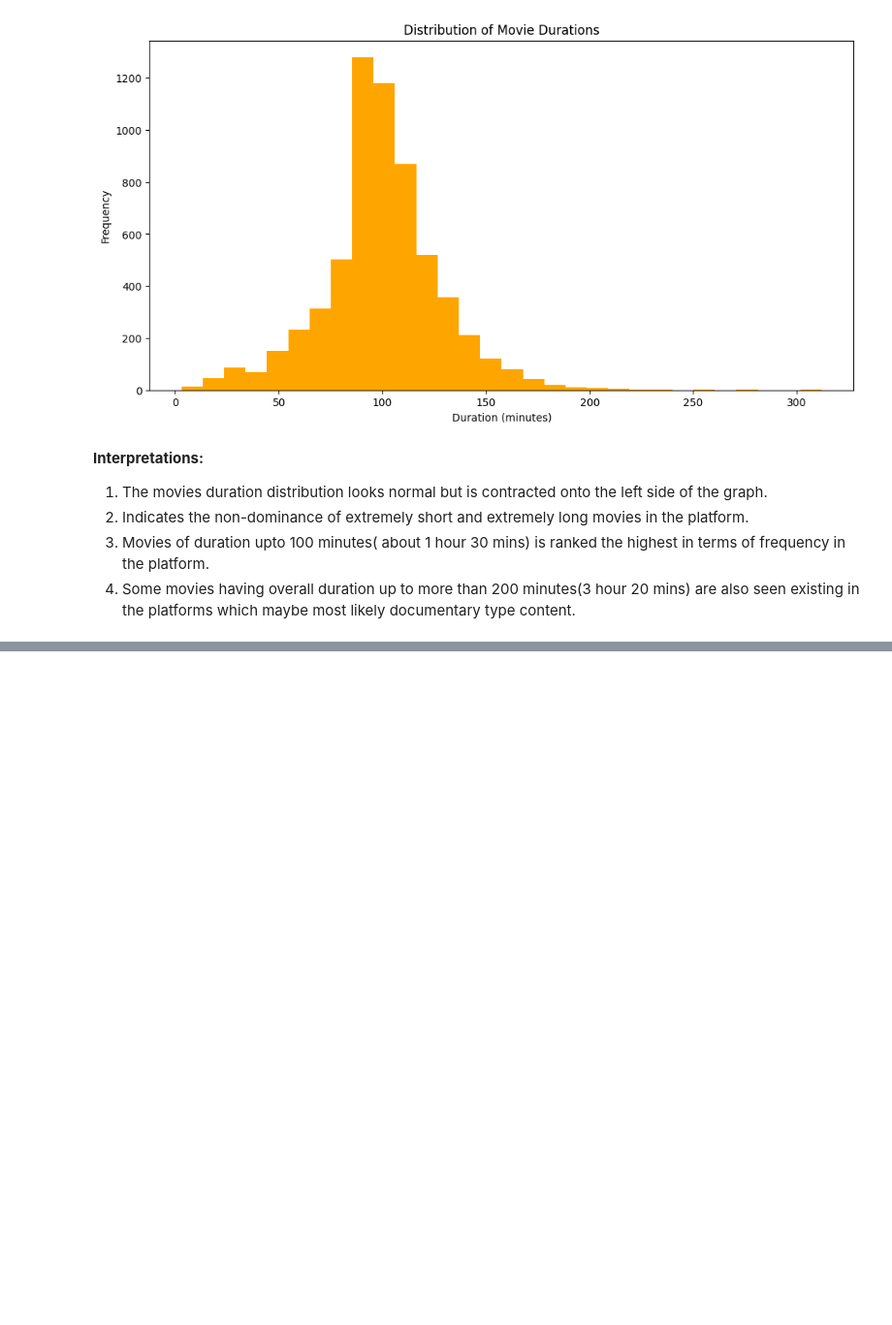
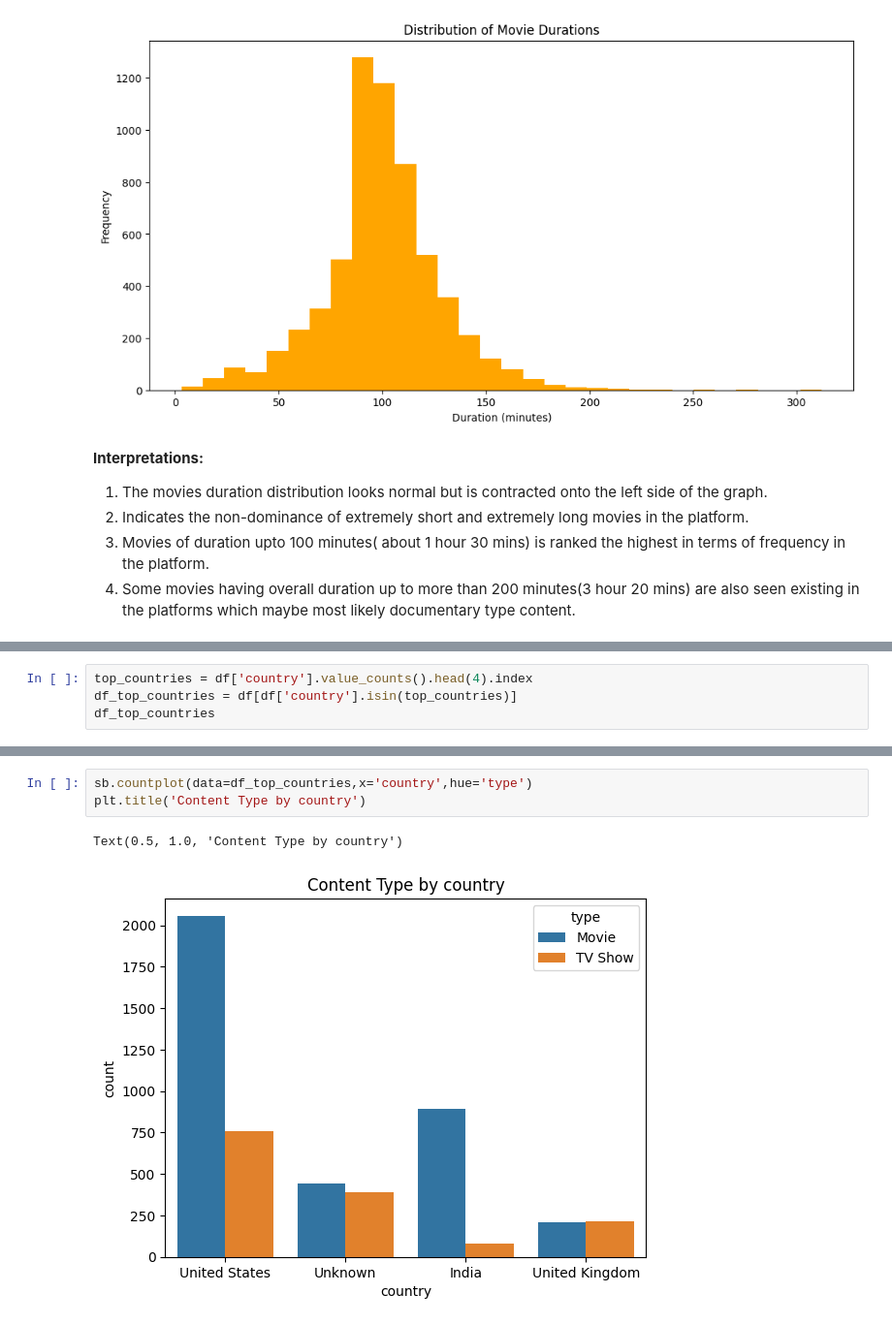
Before and after one commit to SakriyaPyakurel/netflix-EDA, a Jupyter notebook: operations.ipynb, the cells around one changed output, grey strips where cells are left out. Shown: that part at 97% size. Saved outputs shown, nothing was run; the diff lists cells and outputs as text; blank space fills up the shorter version.

```diff
--- a/operations.ipynb
+++ b/operations.ipynb
@@ -278,0 +406,4 @@ Text(0, 0.5, 'Frequency')
+# %%
+top_countries = df['country'].value_counts().head(4).index
+df_top_countries = df[df['country'].isin(top_countries)]
+df_top_countries
@@ -278,0 +424,6 @@ Text(0, 0.5, 'Frequency')
+# %%
+sb.countplot(data=df_top_countries,x='country',hue='type')
+plt.title('Content Type by country')
+# %% [output]
+Text(0.5, 1.0, 'Content Type by country')
+[figure, added]
```
Also changed, not shown: parts of 28 cells of this notebook.
